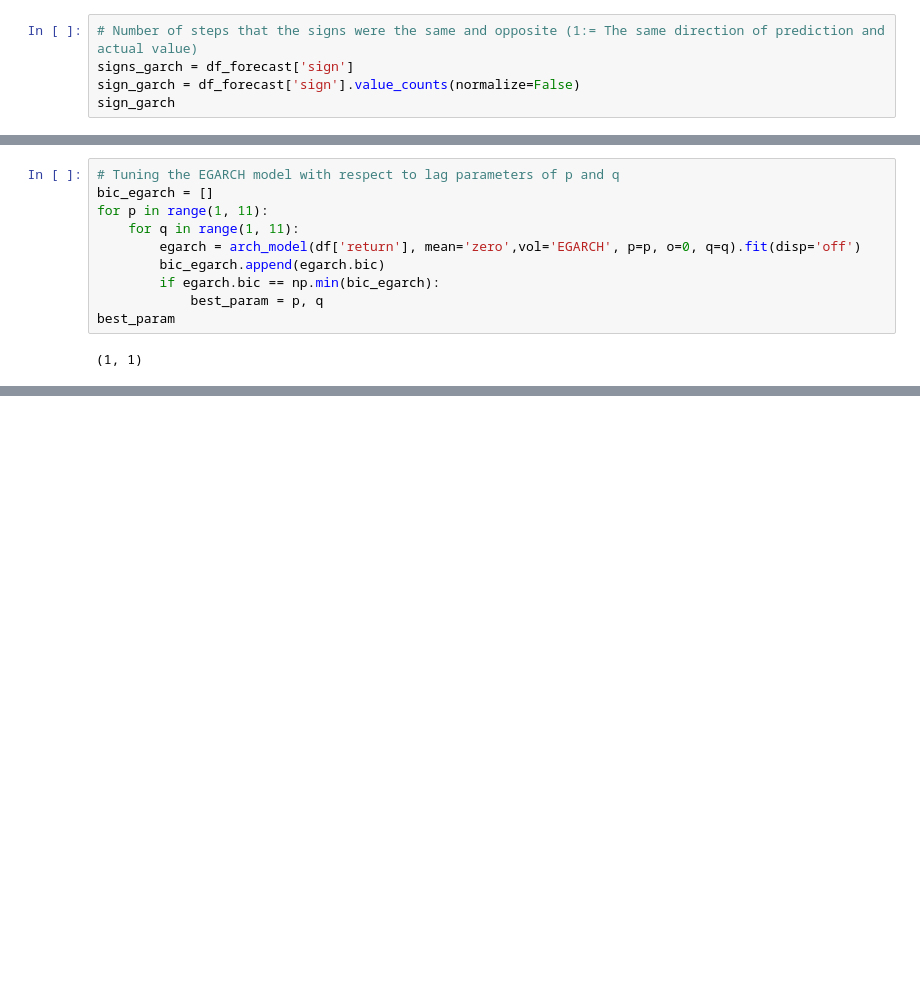
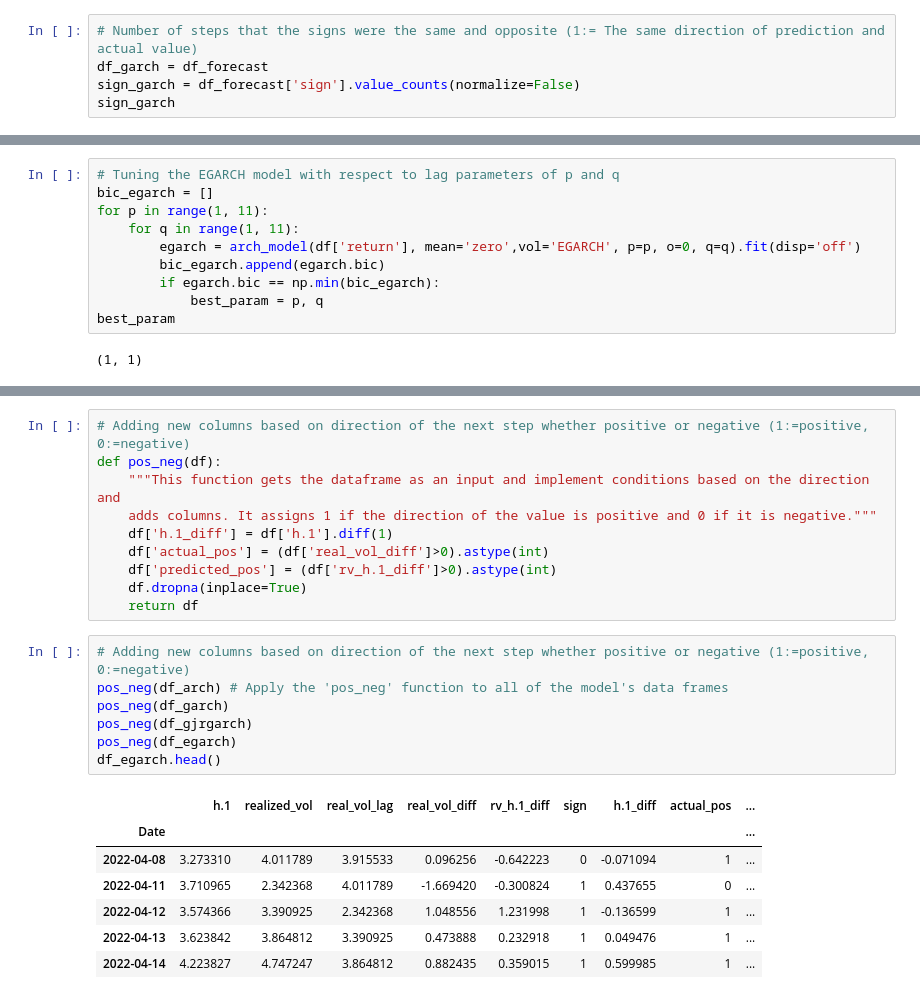
Before and after one commit to AmirDehkordi/Implied-VOL, a Jupyter notebook: Volatility.ipynb, the cells around one changed output, grey strips where cells are left out. Cells and saved outputs as stored; diff of their text form; blank space fills up the shorter version.

```diff
--- a/Volatility.ipynb
+++ b/Volatility.ipynb
@@ -418,6 +422,6 @@ df_forecast.head(10)
 # %%
 # Number of steps that the signs were the same and opposite (1:= The same direction of prediction and actual value)
-signs_garch = df_forecast['sign']
+df_garch = df_forecast
 sign_garch = df_forecast['sign'].value_counts(normalize=False)
 sign_garch
 # %% [output]
@@ -809,0 +819,25 @@ plt.grid(linestyle=':');
+# %%
+# Adding new columns based on direction of the next step whether positive or negative (1:=positive, 0:=negative)
+def pos_neg(df):
+    """This function gets the dataframe as an input and implement conditions based on the direction and
+    adds columns. It assigns 1 if the direction of the value is positive and 0 if it is negative."""
+    df['h.1_diff'] = df['h.1'].diff(1)
+    df['actual_pos'] = (df['real_vol_diff']>0).astype(int)
+    df['predicted_pos'] = (df['rv_h.1_diff']>0).astype(int)
+    df.dropna(inplace=True)
+    return df
+# %%
+# Adding new columns based on direction of the next step whether positive or negative (1:=positive, 0:=negative)
+pos_neg(df_arch) # Apply the 'pos_neg' function to all of the model's data frames
+pos_neg(df_garch)
+pos_neg(df_gjrgarch)
+pos_neg(df_egarch)
+df_egarch.head()
+# %% [output]
+|  | h.1 | realized_vol | real_vol_lag | real_vol_diff | rv_h.1_diff | sign | h.1_diff | actual_pos | ... |
+| Date |  |  |  |  |  |  |  |  | ... |
+| 2022-04-08 | 3.273310 | 4.011789 | 3.915533 | 0.096256 | -0.642223 | 0 | -0.071094 | 1 | ... |
+| 2022-04-11 | 3.710965 | 2.342368 | 4.011789 | -1.669420 | -0.300824 | 1 | 0.437655 | 0 | ... |
+| 2022-04-12 | 3.574366 | 3.390925 | 2.342368 | 1.048556 | 1.231998 | 1 | -0.136599 | 1 | ... |
+| 2022-04-13 | 3.623842 | 3.864812 | 3.390925 | 0.473888 | 0.232918 | 1 | 0.049476 | 1 | ... |
+| 2022-04-14 | 4.223827 | 4.747247 | 3.864812 | 0.882435 | 0.359015 | 1 | 0.599985 | 1 | ... |
```
Also changed, not shown: parts of 62 cells of this notebook.
